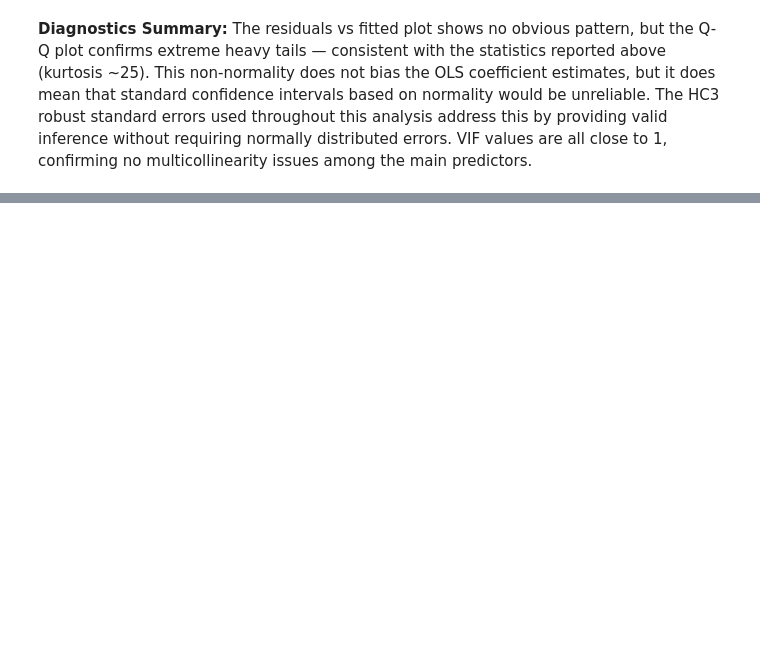
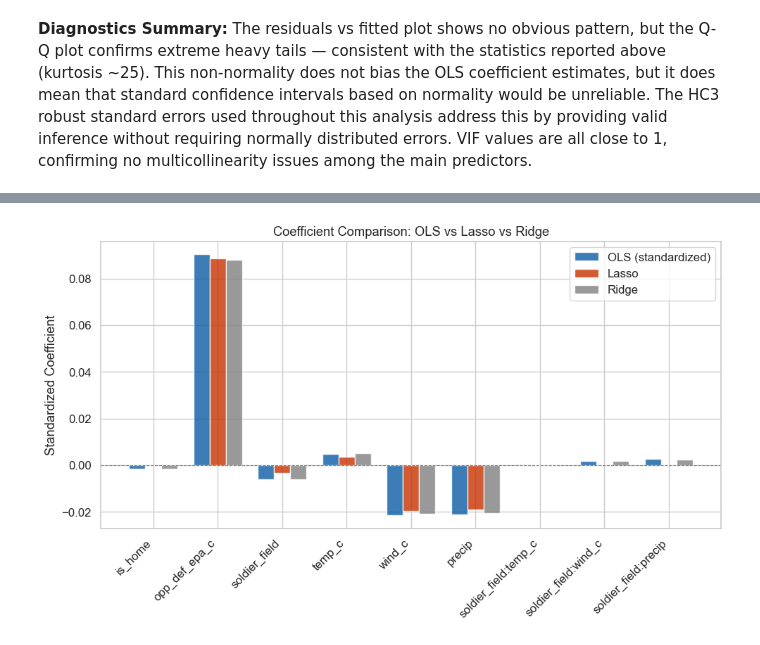
Before and after one commit to jbailey7/ChicagoPassing, a Jupyter notebook: src/main.ipynb, the cells around one changed output, grey strips where cells are left out. Drawn from its saved outputs; the diff is of its cells as text; code cells hidden in the pictures; blank space fills up the shorter version.

```diff
--- a/src/main.ipynb
+++ b/src/main.ipynb
@@ -780,0 +832,19 @@ The key advantage of OLS over Random Forest for this project is interpretability
+# %%
+# Compare standardized coefficients across OLS, Lasso, and Ridge
+# Standardize OLS coefficients to match the scaled Lasso/Ridge coefficients
+ols_params = m4_v1.params.drop("Intercept")
+
+# Standardize OLS coefficients: multiply by std of each feature
+ols_standardized = []
+for col in reg_all_cols:
+    ols_coef = ols_params[col]
+    ols_standardized.append(ols_coef * X_reg[col].std())
+
+coef_df = pd.DataFrame({
+    "Feature": reg_all_cols,
+    "OLS (standardized)": ols_standardized,
+    "Lasso": lasso_cv.coef_,
+    "Ridge": ridge_cv.coef_,
+})
+
+display(coef_df)
@@ -780,0 +862,23 @@ The key advantage of OLS over Random Forest for this project is interpretability
+# %%
+# Coefficient comparison plot
+fig, ax = plt.subplots(figsize=(10, 6))
+
+x_pos = np.arange(len(reg_all_cols))
+width = 0.25
+
+ax.bar(x_pos - width, coef_df["OLS (standardized)"], width, label="OLS (standardized)", color=OTHER_COLOR, alpha=0.8, edgecolor="white")
+ax.bar(x_pos, coef_df["Lasso"], width, label="Lasso", color=SF_COLOR, alpha=0.8, edgecolor="white")
+ax.bar(x_pos + width, coef_df["Ridge"], width, label="Ridge", color="gray", alpha=0.8, edgecolor="white")
+
+ax.set_xticks(x_pos)
+ax.set_xticklabels(reg_all_cols, rotation=45, ha="right")
+ax.axhline(0, linestyle="--", linewidth=0.8, color="gray")
+ax.set_ylabel("Standardized Coefficient")
+ax.set_title("Coefficient Comparison: OLS vs Lasso vs Ridge")
+ax.legend()
+
+plt.tight_layout()
+plt.savefig("../images/regularized_coefs.png", dpi=150, bbox_inches="tight")
+plt.show()
+# %% [output]
+[figure, added]
```
Also changed, not shown: parts of 26 cells of this notebook, 12 other files.
